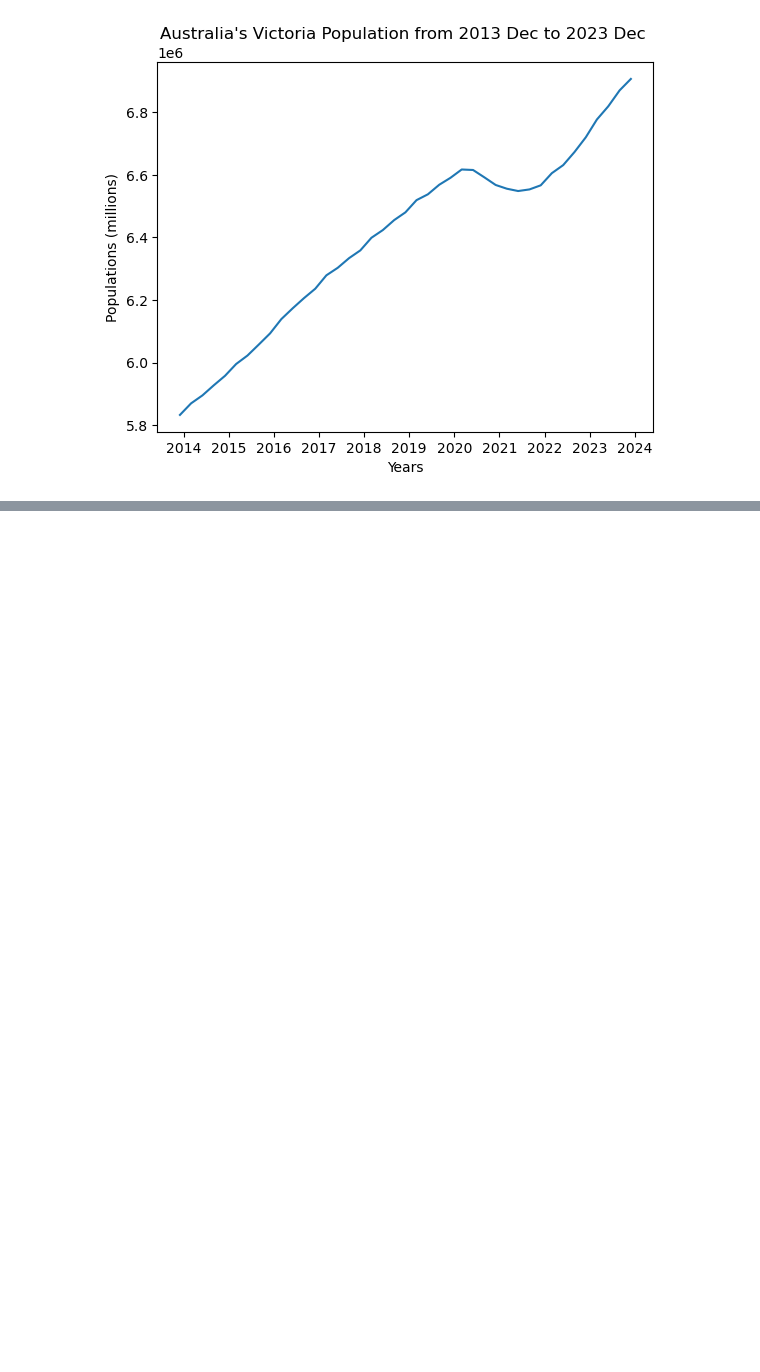
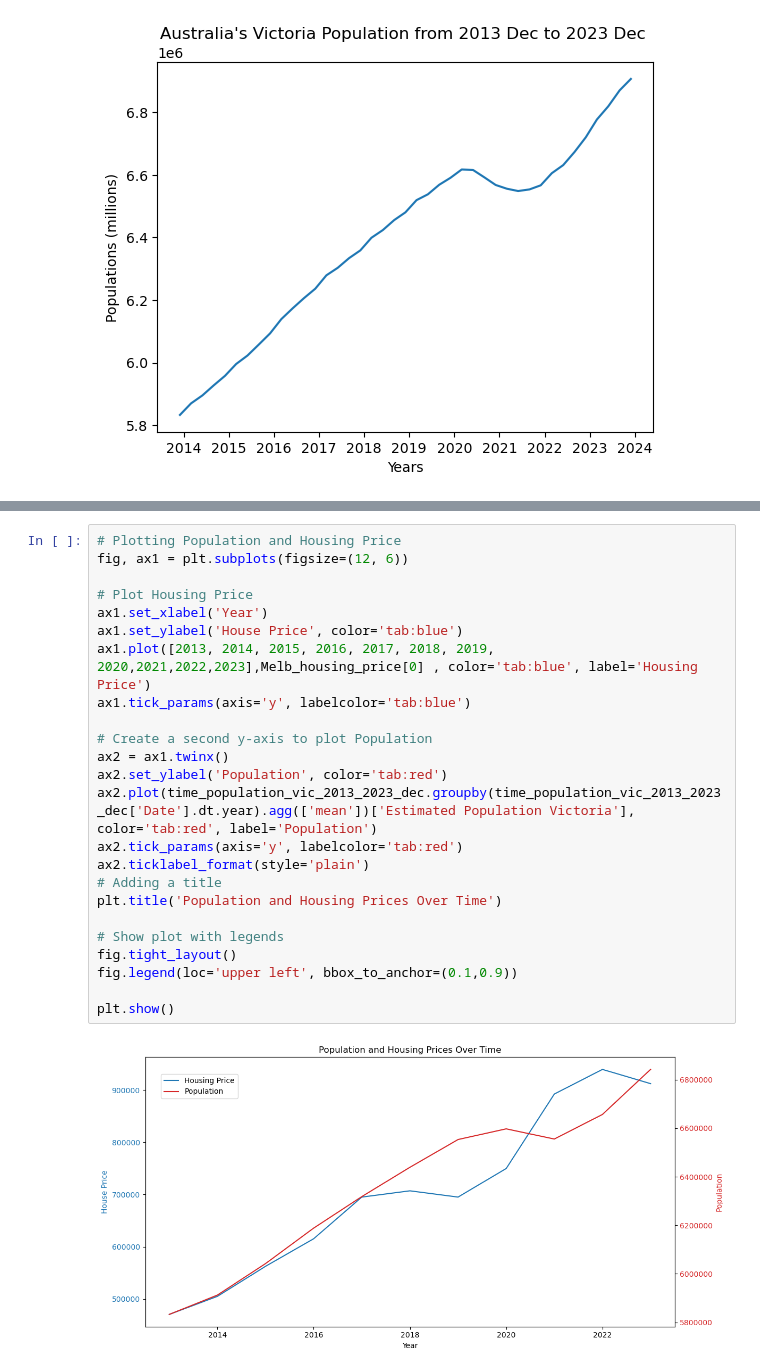
Before and after one commit to HansLimq/Project-1, a Jupyter notebook: Price vs Population.ipynb, the cells around one changed output, grey strips where cells are left out. Drawn from its saved outputs; the diff is of its cells as text; blank space fills up the shorter version.

```diff
--- a/Price vs Population.ipynb
+++ b/Price vs Population.ipynb
@@ -324,0 +371,26 @@ plt.show()
+# %%
+# Plotting Population and Housing Price
+fig, ax1 = plt.subplots(figsize=(12, 6))
+
+# Plot Housing Price
+ax1.set_xlabel('Year')
+ax1.set_ylabel('House Price', color='tab:blue')
+ax1.plot([2013, 2014, 2015, 2016, 2017, 2018, 2019, 2020,2021,2022,2023],Melb_housing_price[0] , color='tab:blue', label='Housing Price')
+ax1.tick_params(axis='y', labelcolor='tab:blue')
+
+# Create a second y-axis to plot Population
+ax2 = ax1.twinx()
+ax2.set_ylabel('Population', color='tab:red')
+ax2.plot(time_population_vic_2013_2023_dec.groupby(time_population_vic_2013_2023_dec['Date'].dt.year).agg(['mean'])['Estimated Population Victoria'], color='tab:red', label='Population')
+ax2.tick_params(axis='y', labelcolor='tab:red')
+ax2.ticklabel_format(style='plain')
+# Adding a title
+plt.title('Population and Housing Prices Over Time')
+
+# Show plot with legends
+fig.tight_layout()
+fig.legend(loc='upper left', bbox_to_anchor=(0.1,0.9))
+
+plt.show()
+# %% [output]
+[figure, added]
```
Also changed, not shown: parts of 4 cells of this notebook.
